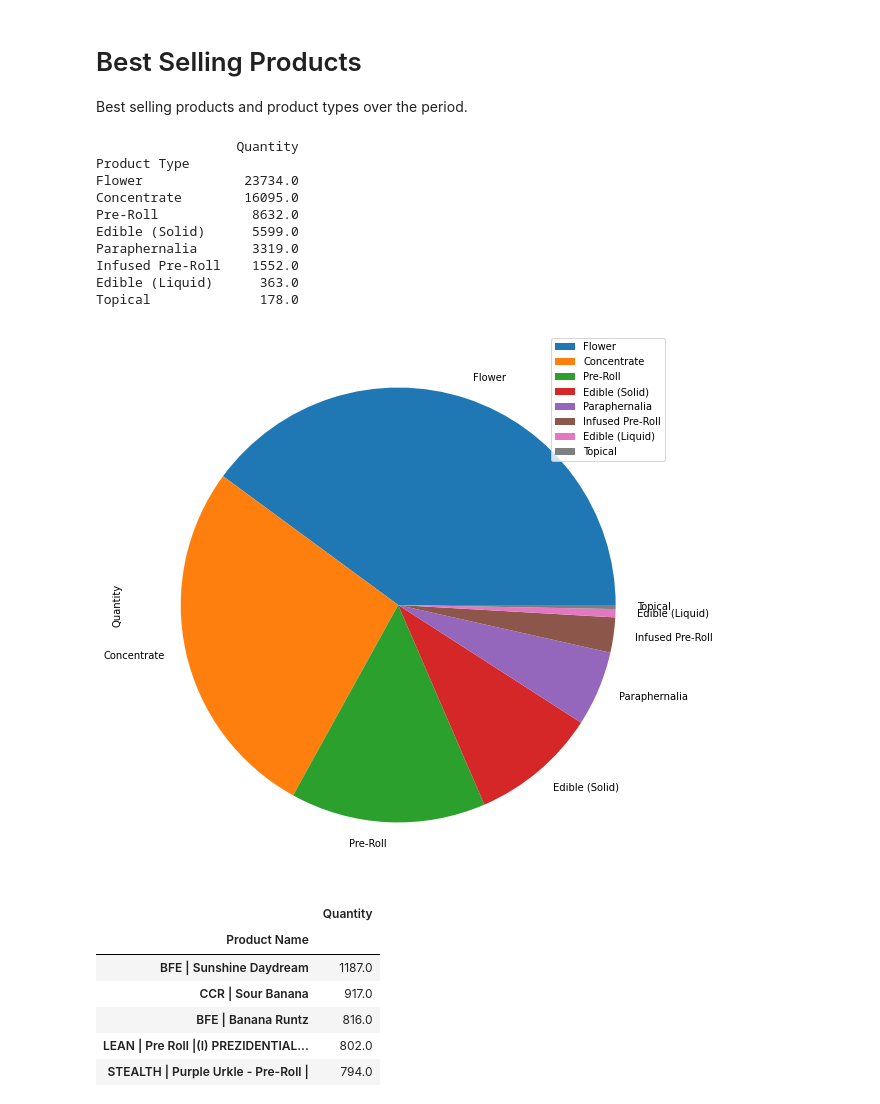
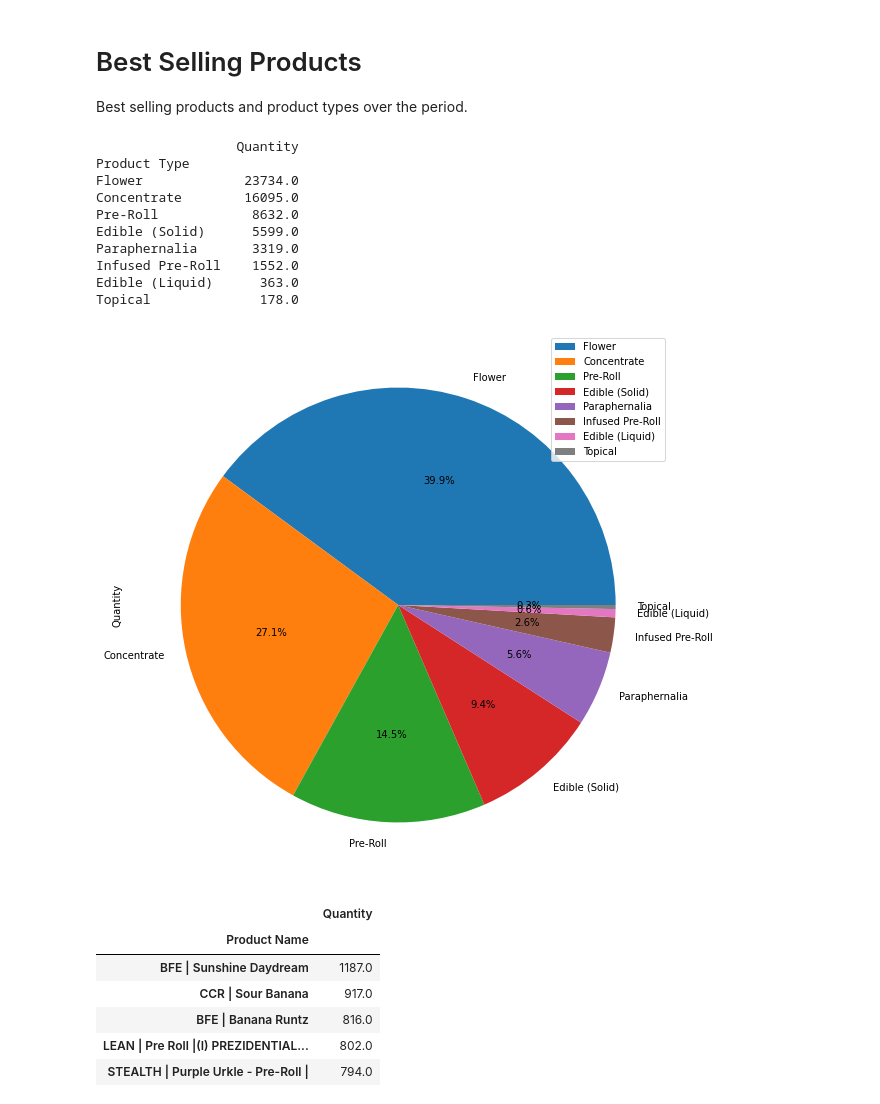
Before and after one commit to thomashedgepath/sales-data-workbook, a Jupyter notebook: workbook.ipynb, the cells around one changed output. Drawn from its saved outputs; the diff is of its cells as text; code cells hidden in the pictures.

```diff
--- a/workbook.ipynb
+++ b/workbook.ipynb
@@ -64,19 +64,19 @@ Best selling products and product types over the period.
 # %%
 pie_data = df.groupby(["Product Type"])[["Quantity"]].sum().sort_values("Quantity", ascending=False)
 print(pie_data)
-plot = pie_data.plot.pie(y='Quantity', figsize=(10, 10))
+plot = pie_data.plot.pie(y='Quantity', figsize=(10, 10), autopct='%1.1f%%')
 # %% [output]
                   Quantity
 Product Type
 Flower             23734.0
 Concentrate        16095.0
 Pre-Roll            8632.0
 Edible (Solid)      5599.0
 Paraphernalia       3319.0
 Infused Pre-Roll    1552.0
 Edible (Liquid)      363.0
 Topical              178.0
-[figure, old version]
+[figure, new version]
 # %%
 df.groupby(["Product Name"])[["Quantity"]].sum().sort_values("Quantity", ascending=False)
 # %% [output]
```
Also changed, not shown: parts of 2 cells of this notebook.
